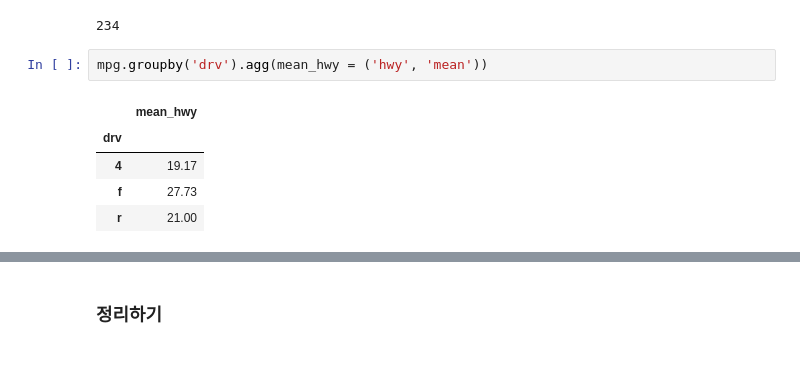
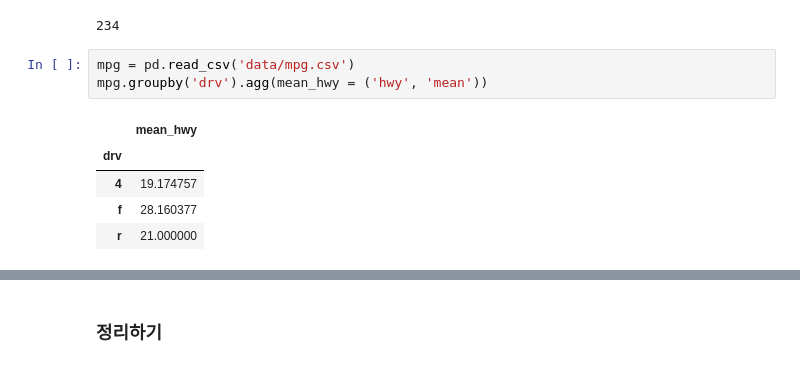
Before and after one commit to ai7dnn/2024-1-my-BDA, a Jupyter notebook: inclass/06w_lect_ch07_missingvalue_outlier.ipynb, the cells around one changed output, grey strips where cells are left out. Cells and saved outputs as stored; diff of their text form.

```diff
--- a/inclass/06w_lect_ch07_missingvalue_outlier.ipynb
+++ b/inclass/06w_lect_ch07_missingvalue_outlier.ipynb
@@ -1099,10 +1129,11 @@ len(mpg)
 # %% [output]
 234
 # %%
+mpg = pd.read_csv('data/mpg.csv')
 mpg.groupby('drv').agg(mean_hwy = ('hwy', 'mean'))
 # %% [output]
 |  | mean_hwy |
 | drv |  |
-| 4 | 19.17 |
-| f | 27.73 |
-| r | 21.00 |
+| 4 | 19.174757 |
+| f | 28.160377 |
+| r | 21.000000 |
```
Also changed, not shown: parts of 24 cells of this notebook.
